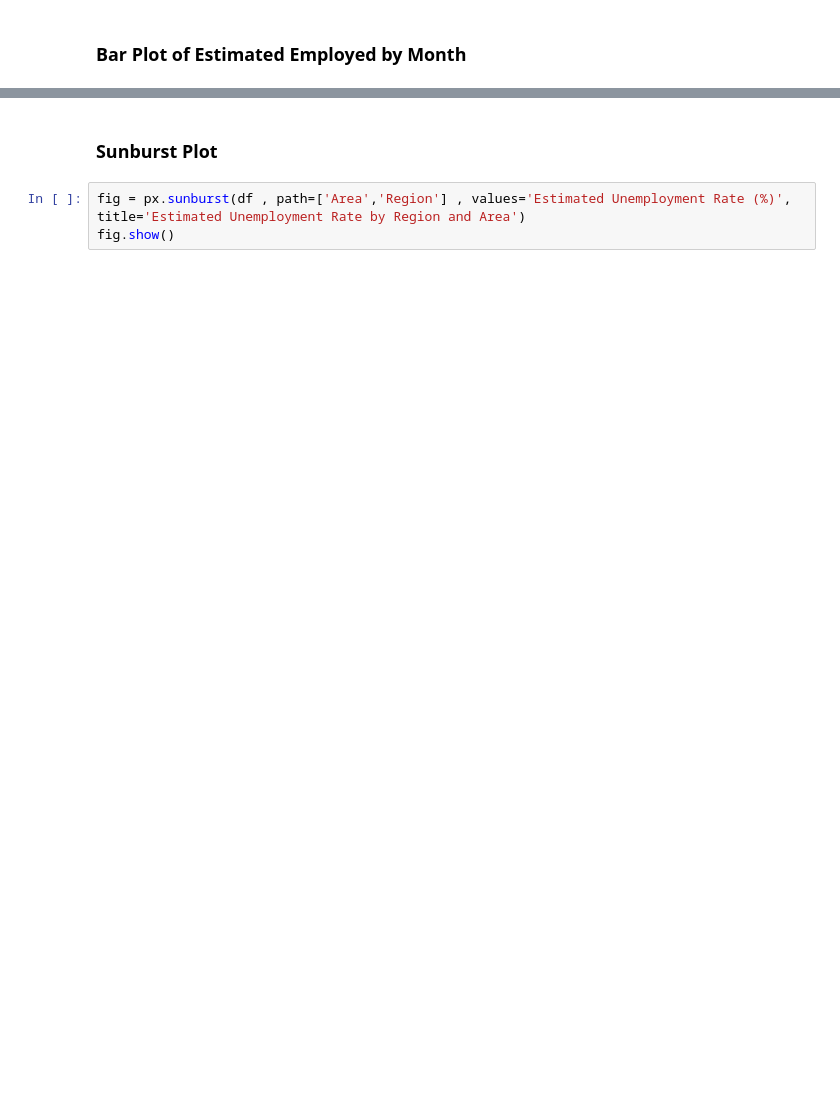
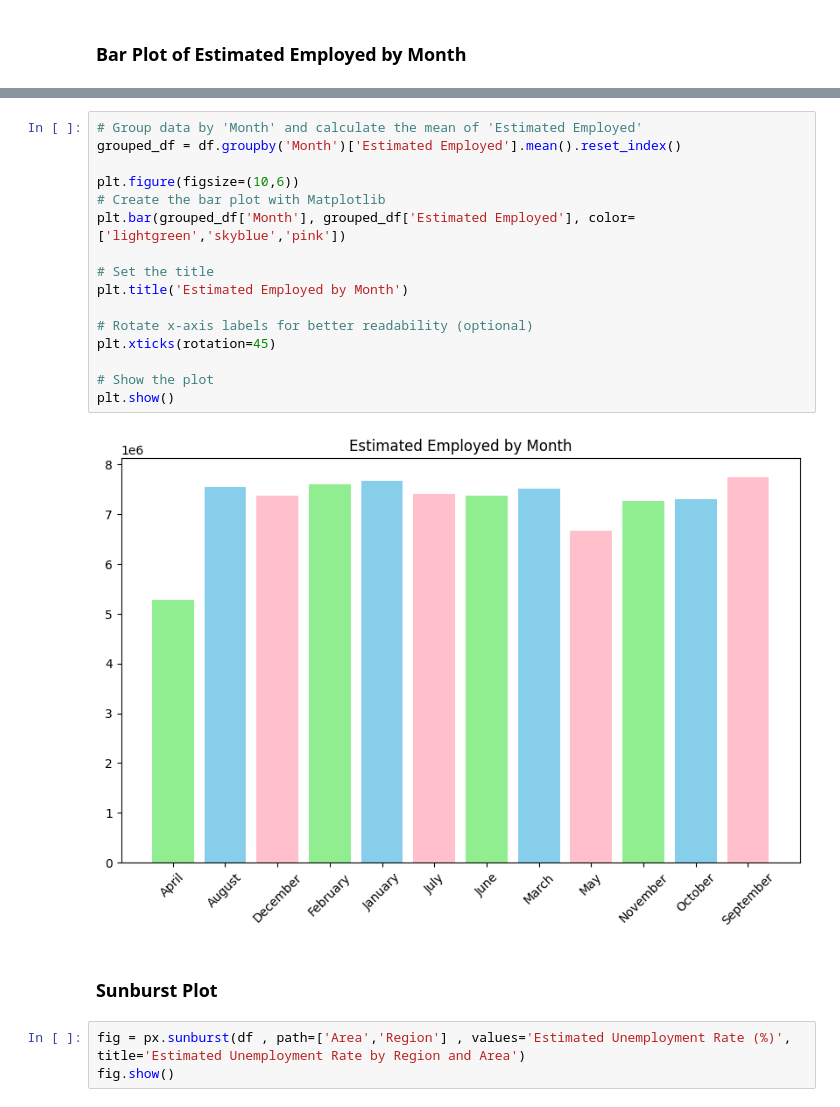
Before and after one commit to ayshahaneena/Covid-19-Unemployment-Analysis, a Jupyter notebook: Unemployment_in_India.ipynb, the cells around one changed output, grey strips where cells are left out. Drawn from its saved outputs; the diff is of its cells as text; blank space fills up the shorter version.

```diff
--- a/Unemployment_in_India.ipynb
+++ b/Unemployment_in_India.ipynb
@@ -175,3 +180,21 @@ fig.show()
+# %%
+# Group data by 'Month' and calculate the mean of 'Estimated Employed'
+grouped_df = df.groupby('Month')['Estimated Employed'].mean().reset_index()
+
+plt.figure(figsize=(10,6))
+# Create the bar plot with Matplotlib
+plt.bar(grouped_df['Month'], grouped_df['Estimated Employed'], color=['lightgreen','skyblue','pink'])
+
+# Set the title
+plt.title('Estimated Employed by Month')
+
+# Rotate x-axis labels for better readability (optional)
+plt.xticks(rotation=45)
+
+# Show the plot
+plt.show()
+# %% [output]
+[figure, added]
 # %% [markdown]
 ### Sunburst Plot
 # %%
```
Also changed, not shown: parts of 3 cells of this notebook.
